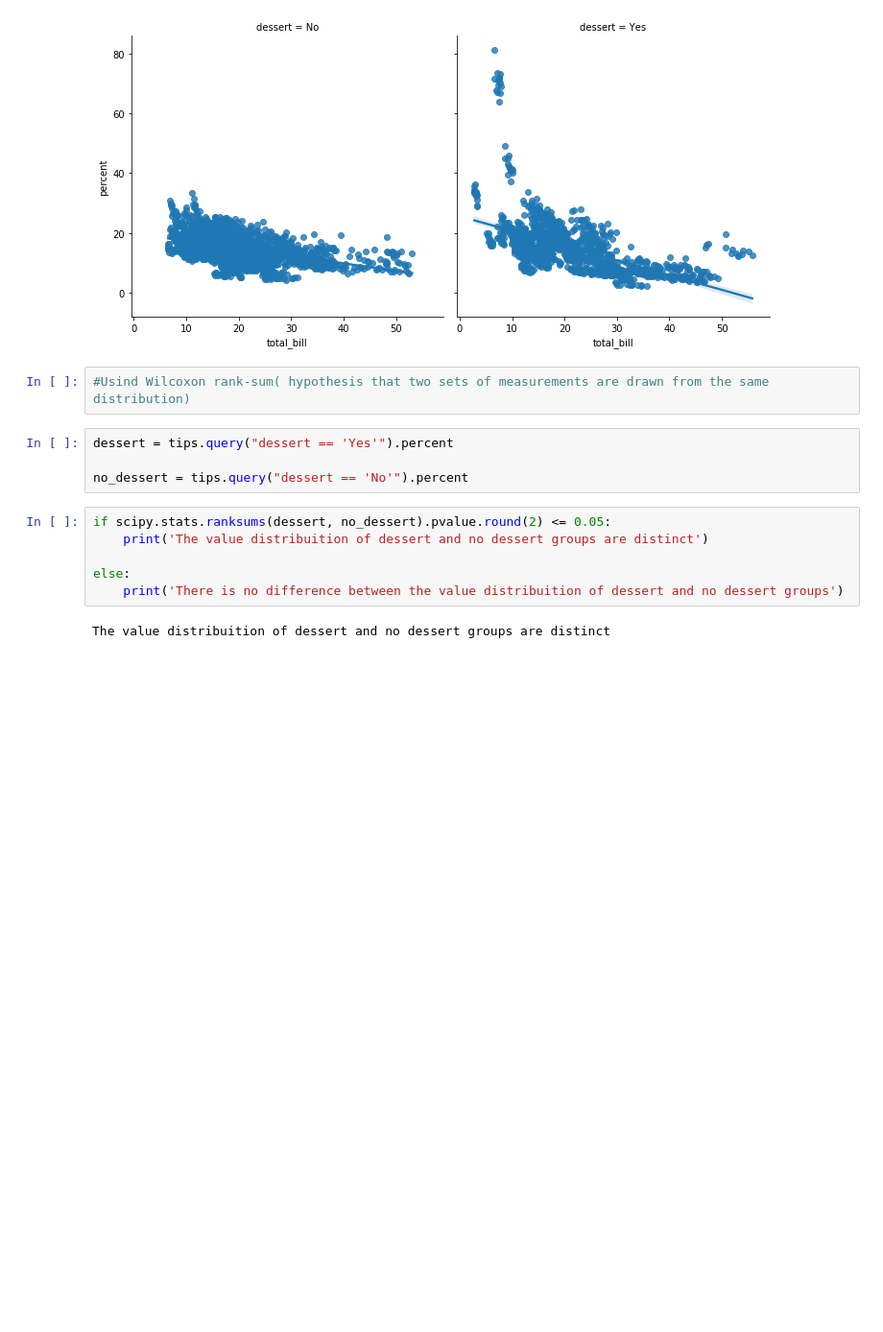
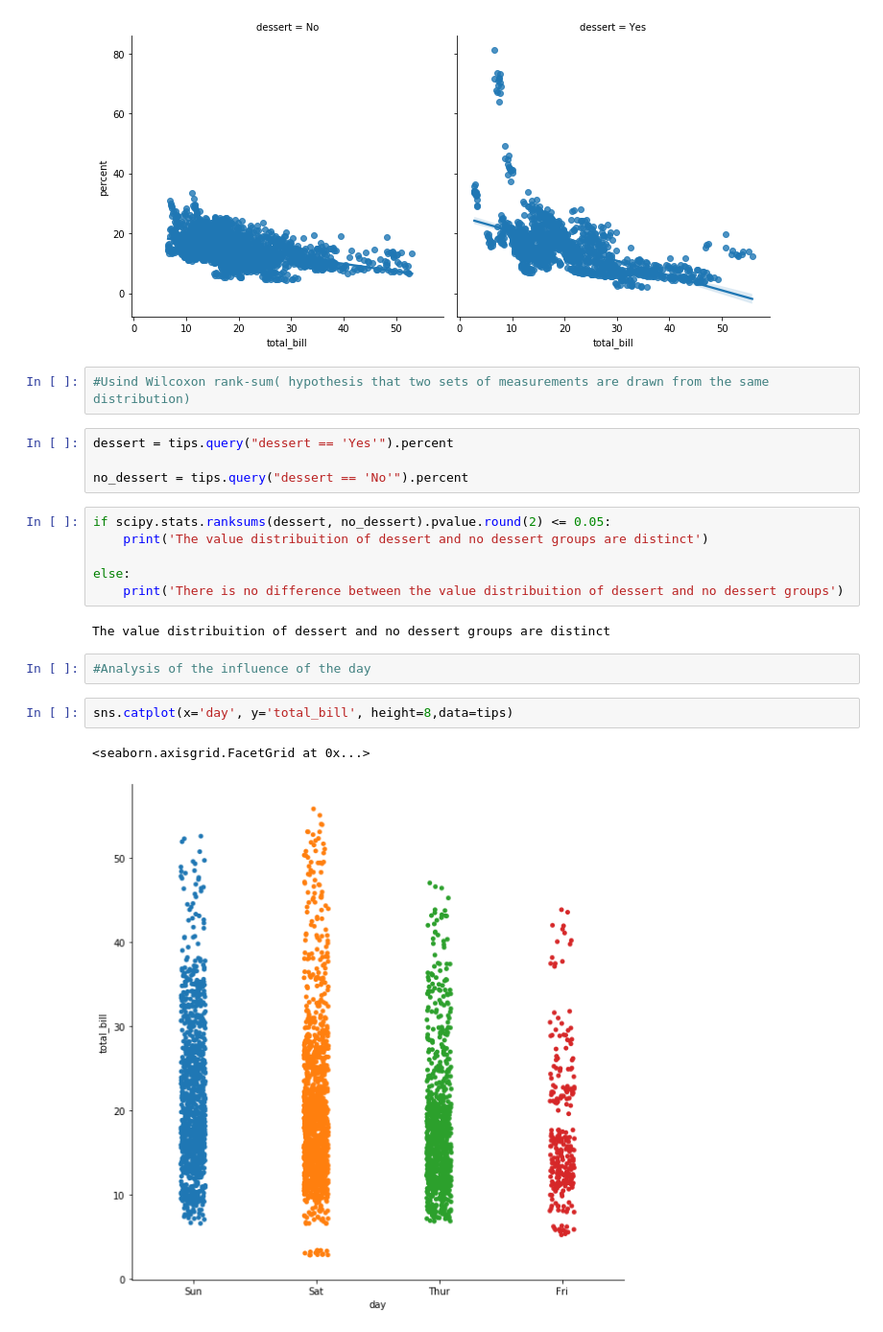
Before and after one commit to Igor-Arantes/Graphic_analysis_sns_exemples, a Jupyter notebook: Tips Analysis Seaborn.ipynb, the cells around one changed output. Shown at 96% size. Cells and saved outputs as stored; diff of their text form; blank space fills up the shorter version.

```diff
--- a/Tips Analysis Seaborn.ipynb
+++ b/Tips Analysis Seaborn.ipynb
@@ -83,3 +83,10 @@ else:
     print('There is no difference between the value distribuition of dessert and no dessert groups')
 # %% [output]
 The value distribuition of dessert and no dessert groups are distinct
+# %%
+#Analysis of the influence of the day
+# %%
+sns.catplot(x='day', y='total_bill', height=8,data=tips)
+# %% [output]
+<seaborn.axisgrid.FacetGrid at 0x...>
+[figure, added]
```
Also changed, not shown: parts of 7 cells of this notebook.
